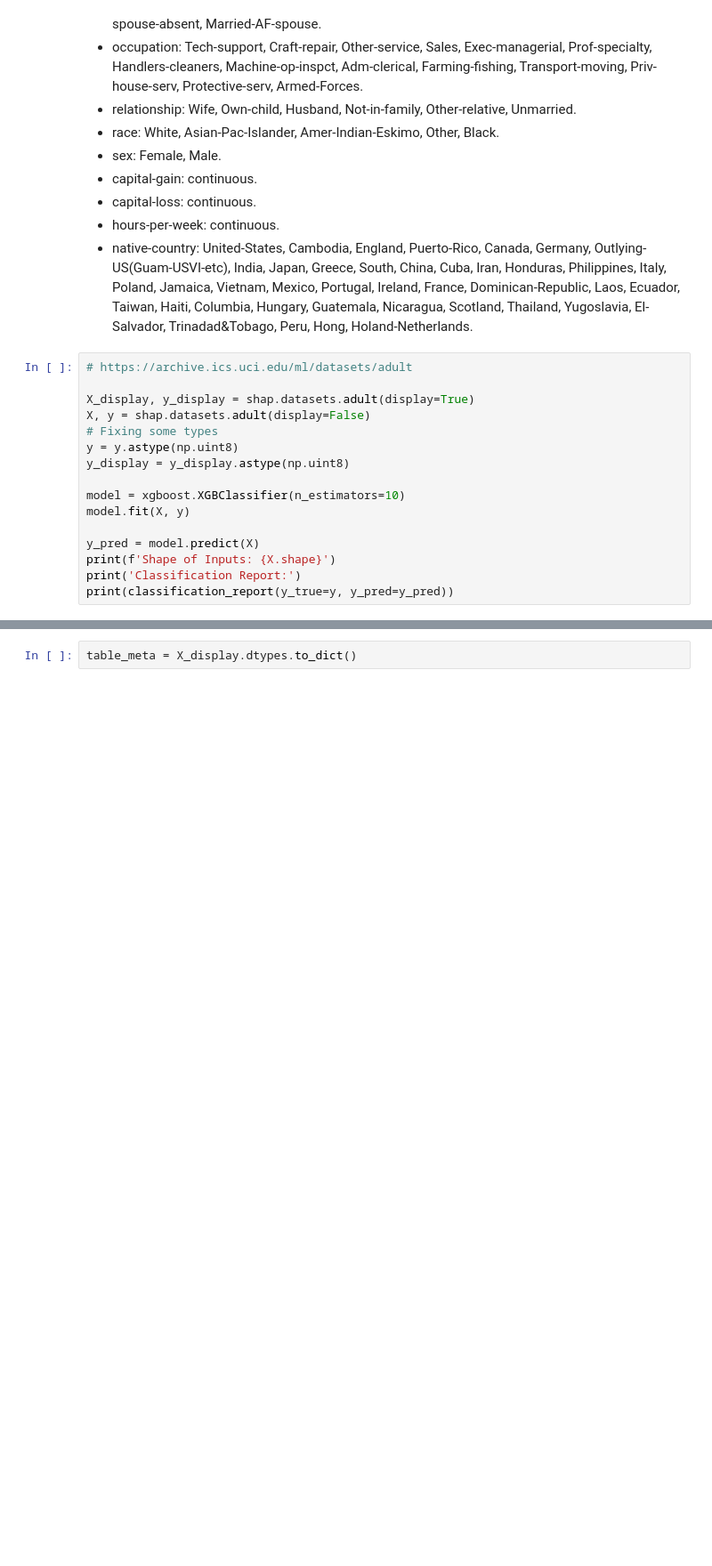
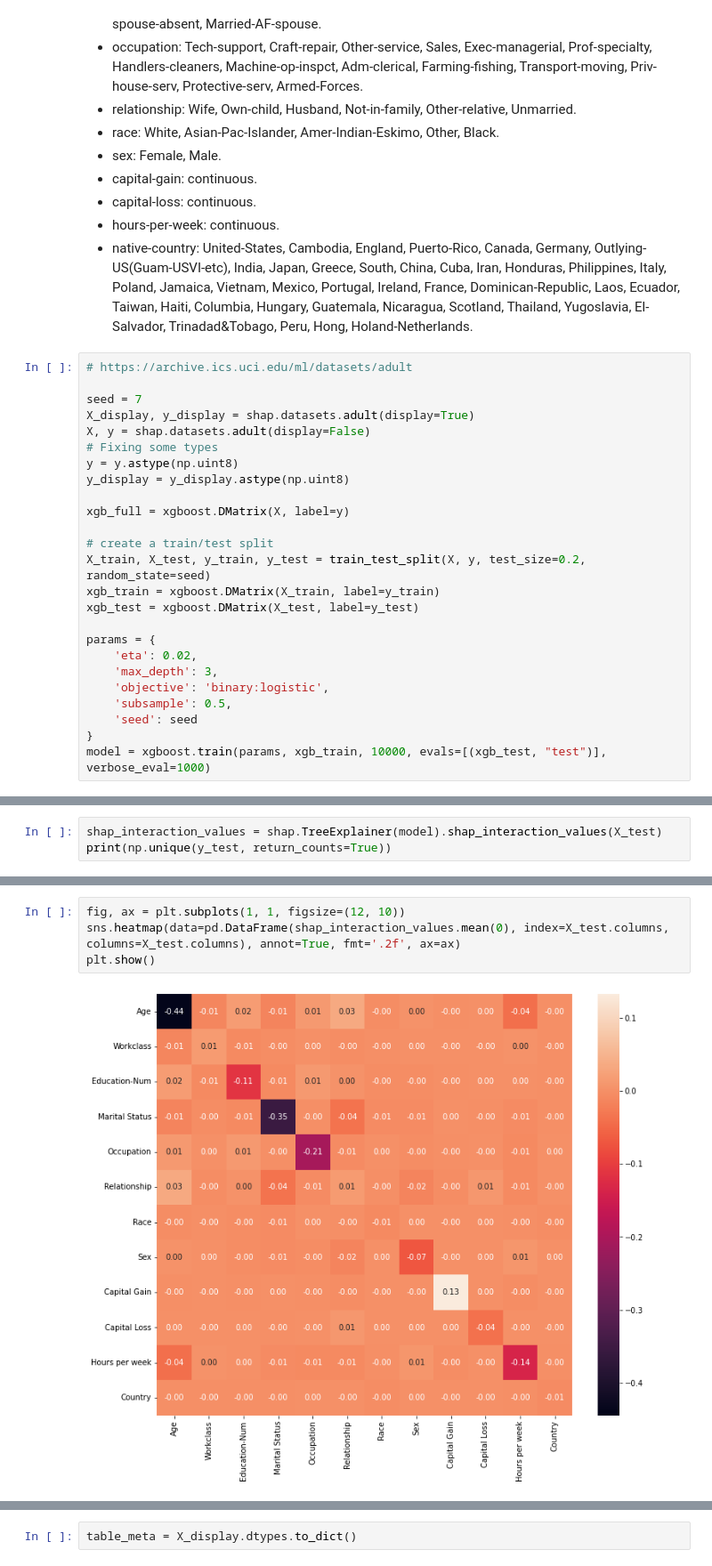
Before and after one commit to simonjisu/XAI2022Spring, a Jupyter notebook: notebooks/TestNotebook.ipynb, the cells around one changed output, grey strips where cells are left out. Shown at 89% size. Drawn from its saved outputs; the diff is of its cells as text; blank space fills up the shorter version.

```diff
--- a/notebooks/TestNotebook.ipynb
+++ b/notebooks/TestNotebook.ipynb
@@ -47,17 +83,26 @@ inputs:
 # %%
 # https://archive.ics.uci.edu/ml/datasets/adult
 
+seed = 7
 X_display, y_display = shap.datasets.adult(display=True)
 X, y = shap.datasets.adult(display=False)
 # Fixing some types
 y = y.astype(np.uint8)
 y_display = y_display.astype(np.uint8)
 
-model = xgboost.XGBClassifier(n_estimators=10)
-model.fit(X, y)
+xgb_full = xgboost.DMatrix(X, label=y)
 
-y_pred = model.predict(X)
-print(f'Shape of Inputs: {X.shape}')
-print('Classification Report:')
-print(classification_report(y_true=y, y_pred=y_pred))
+# create a train/test split
+X_train, X_test, y_train, y_test = train_test_split(X, y, test_size=0.2, random_state=seed)
+xgb_train = xgboost.DMatrix(X_train, label=y_train)
+xgb_test = xgboost.DMatrix(X_test, label=y_test)
+
+params = {
+    'eta': 0.02,
+    'max_depth': 3,
+    'objective': 'binary:logistic',
+    'subsample': 0.5,
+    'seed': seed
+}
+model = xgboost.train(params, xgb_train, 10000, evals=[(xgb_test, "test")], verbose_eval=1000)
 # %% [output]
@@ -85,0 +154,3 @@ $$\delta_{ij}(S)=\hat{f}_x(S\cup\{i,j\})-\hat{f}_x(S\cup\{i\})-\hat{f}_x(S\cup\{
+# %%
+shap_interaction_values = shap.TreeExplainer(model).shap_interaction_values(X_test)
+print(np.unique(y_test, return_counts=True))
@@ -85,0 +159,6 @@ $$\delta_{ij}(S)=\hat{f}_x(S\cup\{i,j\})-\hat{f}_x(S\cup\{i\})-\hat{f}_x(S\cup\{
+# %%
+fig, ax = plt.subplots(1, 1, figsize=(12, 10))
+sns.heatmap(data=pd.DataFrame(shap_interaction_values.mean(0), index=X_test.columns, columns=X_test.columns), annot=True, fmt='.2f', ax=ax)
+plt.show()
+# %% [output]
+[figure, added]
```
Also changed, not shown: parts of 31 cells of this notebook, 3 other files.
